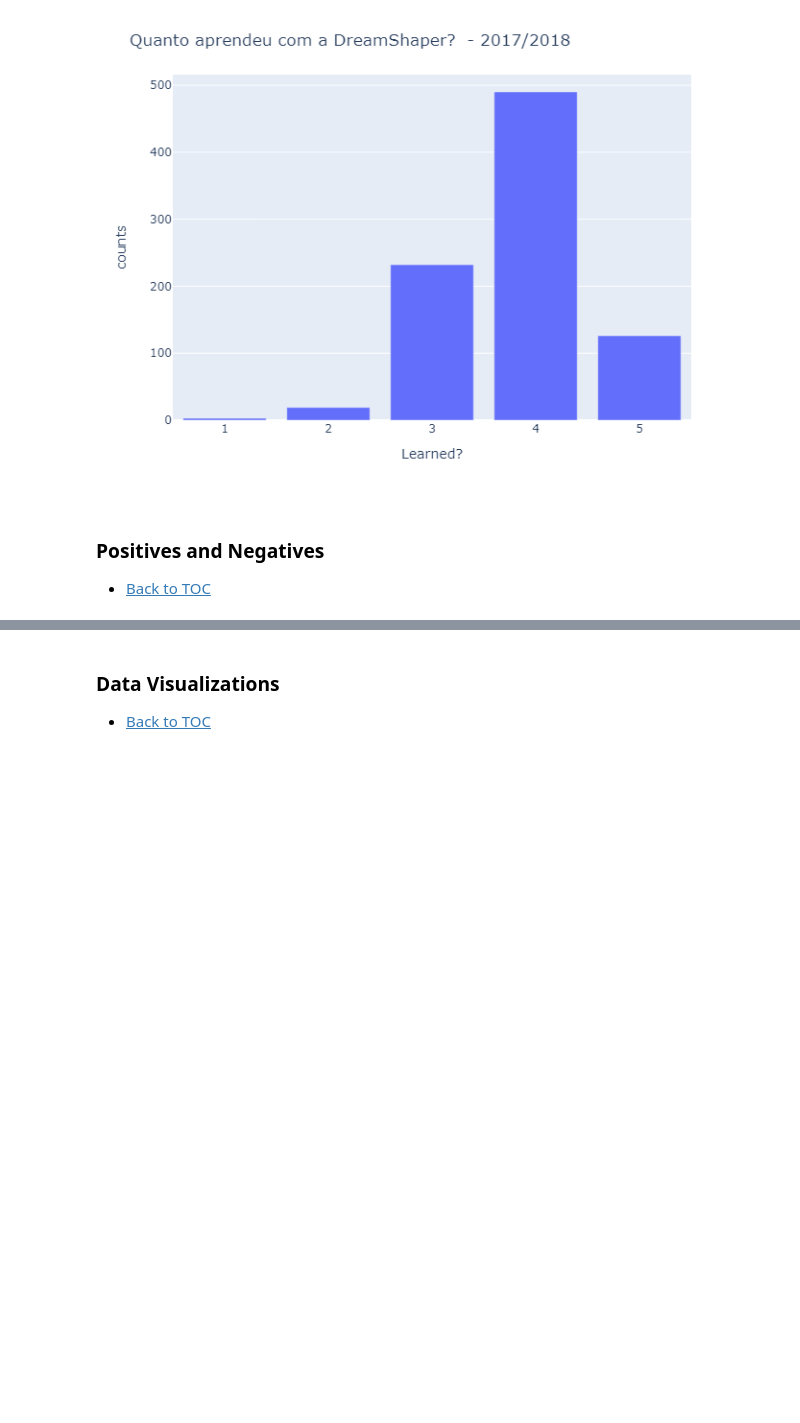
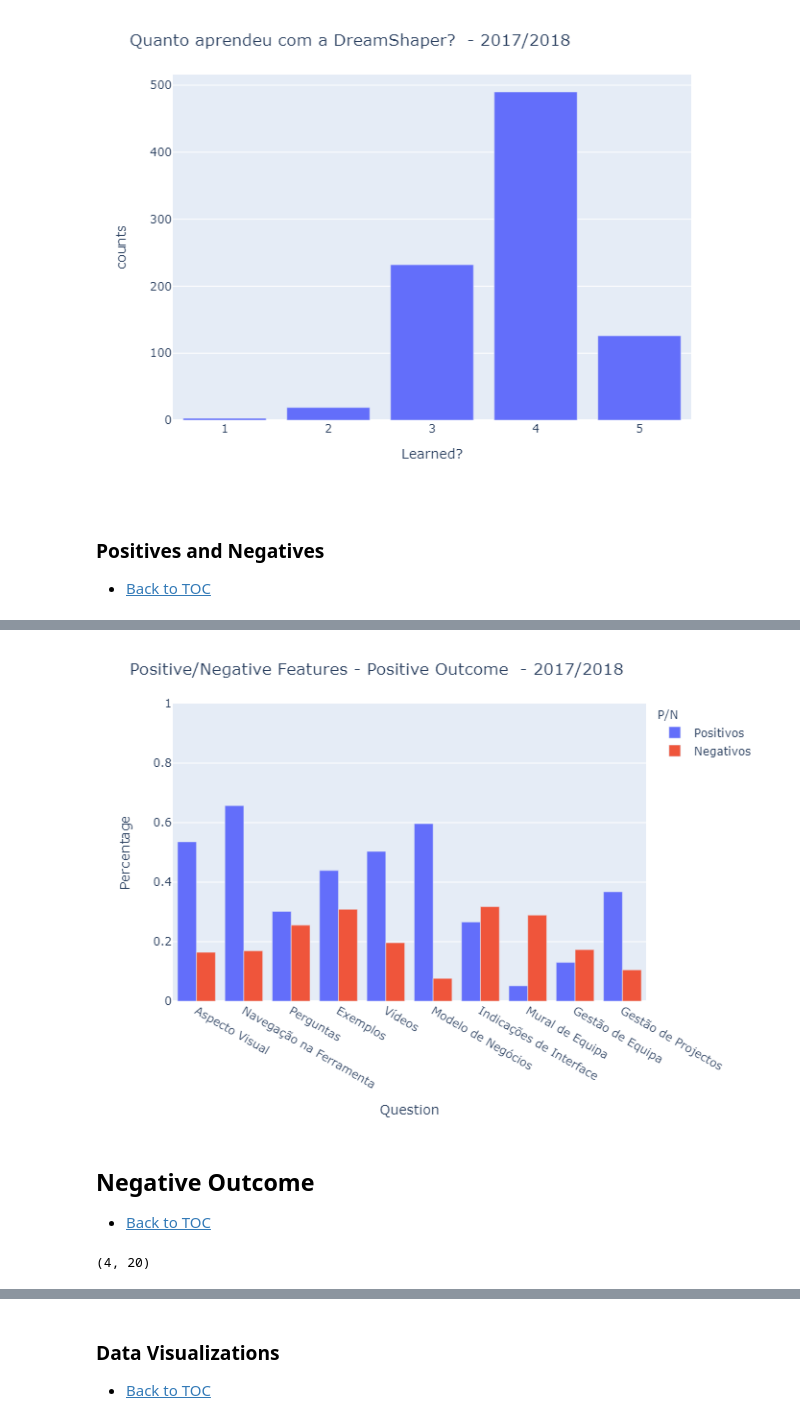
Before and after one commit to DSWorkPortugal/MscThesisFernando, a Jupyter notebook: 6-Ano20172018.ipynb, the cells around one changed output, grey strips where cells are left out. Cells and saved outputs as stored; diff of their text form; code cells hidden in the pictures; blank space fills up the shorter version.

```diff
--- a/6-Ano20172018.ipynb
+++ b/6-Ano20172018.ipynb
@@ -264,0 +395,21 @@ Ano20172018['E quais são os 3 aspectos que menos gosta? Gestão de projectos'].
+# %%
+from IPython.display import Image
+Image(filename='Outputs/ImageOutputsYear/figurePosNegLiked20172018.png')
+# %% [output]
+[figure, added]
+# %% [markdown]
+## Negative Outcome
+* [Back to TOC](#backtoc)
+# %%
+Ano20172018NO = Ano20172018.copy()
+#subset for positive outcome and negative learning
+Ano20172018NO = Ano20172018NO[Ano20172018NO['Está satisfeito com a ferramenta DreamShaper?'] == 1]
+
+del Ano20172018NO['Está satisfeito com a ferramenta DreamShaper?']
+del Ano20172018NO['Quanto aprendeu com a DreamShaper?']
+del Ano20172018NO['Quanto aprendeu com a DreamShaper?Encod']
+
+
+Ano20172018NO.shape
+# %% [output]
+(4, 20)
```
Also changed, not shown: parts of 18 cells of this notebook, 7 other files.
